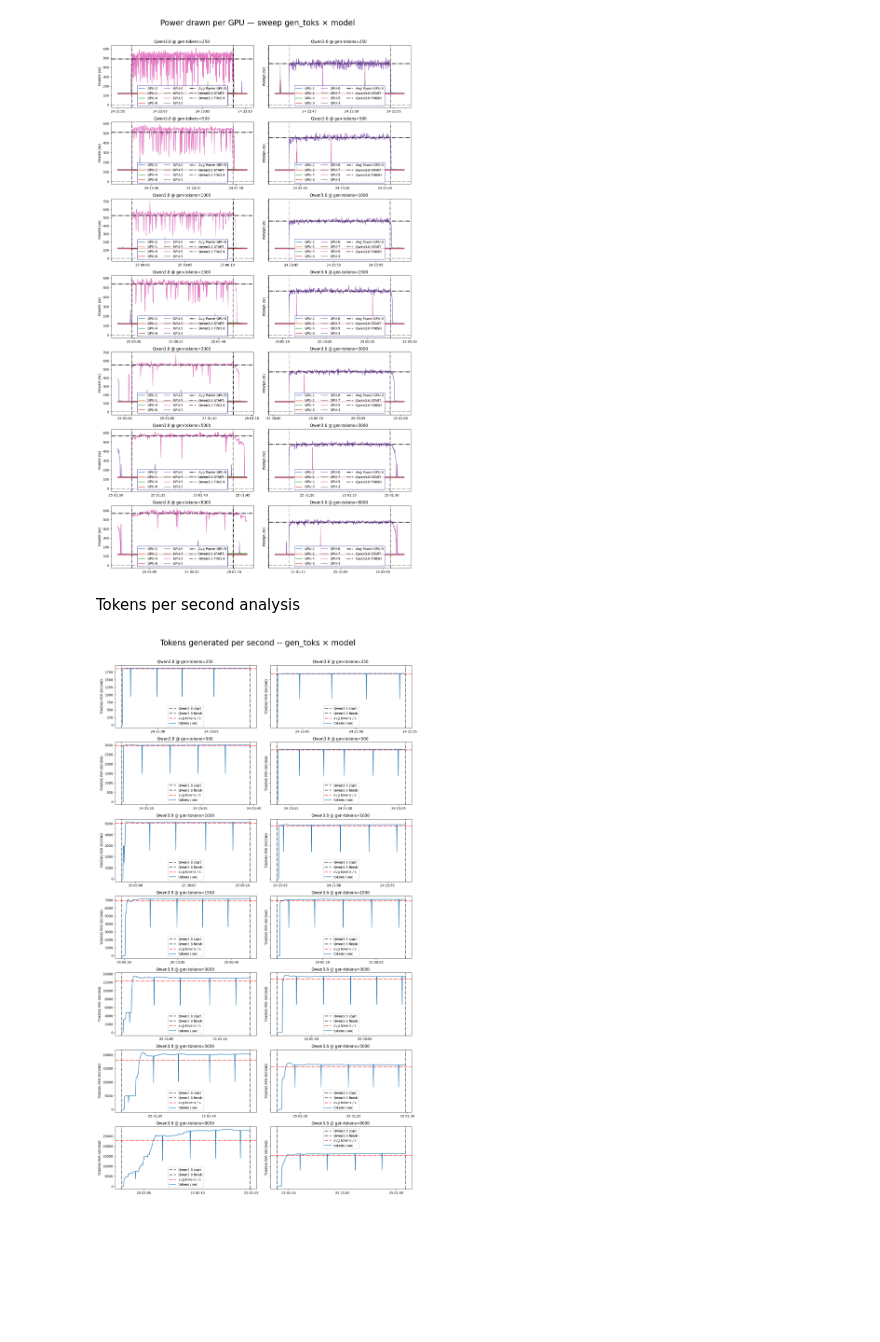
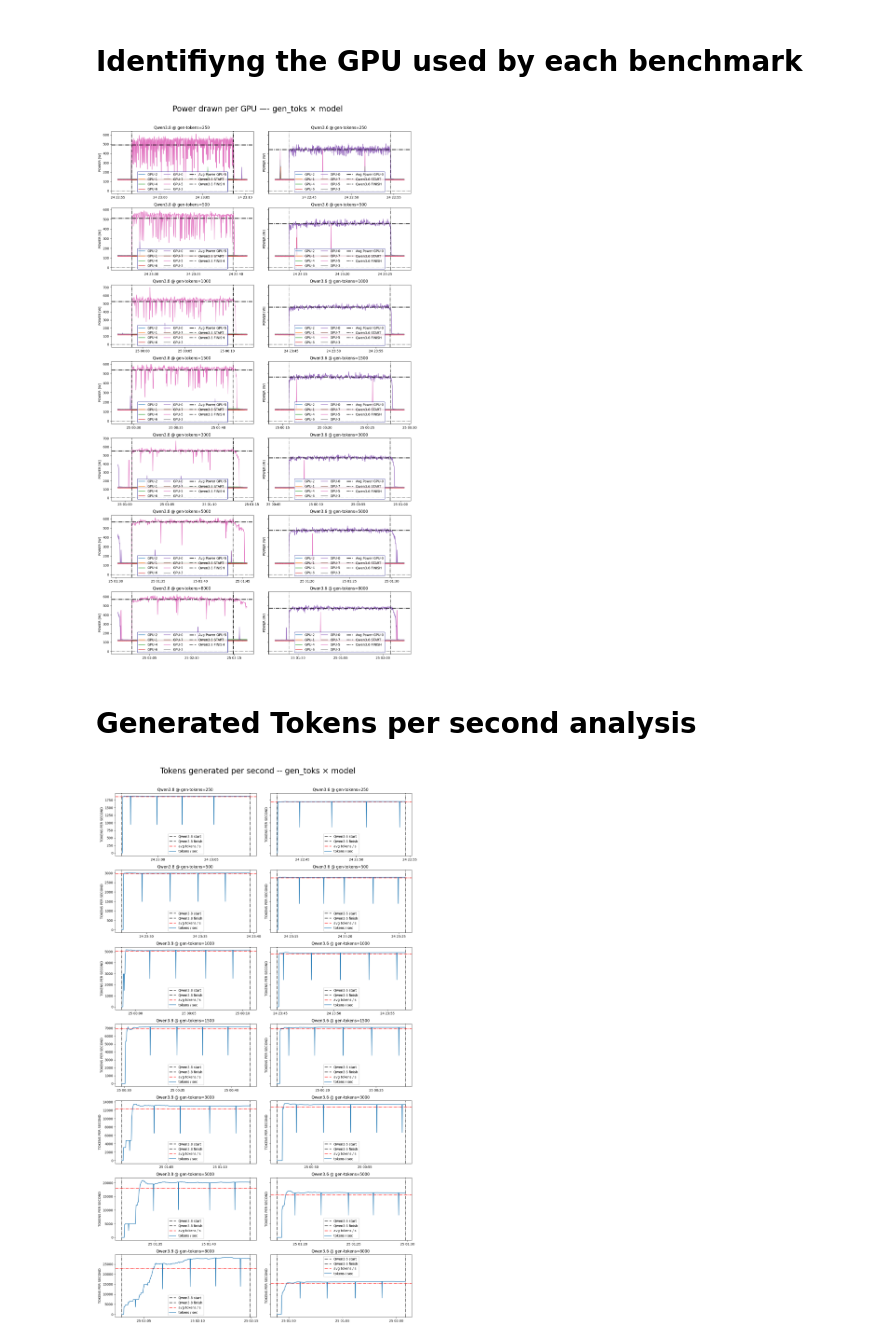
Before and after one commit to Francesco101/locust-LLM, a Jupyter notebook: 04-llm-inference-copy/tok-var-results/tok-var-analisi.ipynb, the cells around one changed output. Drawn from its saved outputs; the diff is of its cells as text; code cells hidden in the pictures; blank space fills up the shorter version.

```diff
--- a/04-llm-inference-copy/tok-var-results/tok-var-analisi.ipynb
+++ b/04-llm-inference-copy/tok-var-results/tok-var-analisi.ipynb
@@ -87,6 +87,8 @@ for q in QUERIES:
     DB[q] = DB[q].with_columns(
     (pl.col("Datetime").dt.timestamp("us") // 1e6).alias("Timestamp")
 )
+# %% [markdown]
+# Identifiyng the GPU used by each benchmark
 # %%
 # GPU's are indexed by 'index'
 df = DB["nvidia_smi"]
@@ -119,37 +121,37 @@ for r, toks in enumerate(toks_list):
         )
 
         max_avg_power = -1          # Tracking the max usage of the gpu
         for gpu_index in set(measures["index"]):
             subm = measures.filter(pl.col("index") == gpu_index)
             ax.plot(subm["Datetime"], subm["power_draw"], label=f"GPU-{gpu_index}")
             # Calculate mean power draw DURING BENCHMARK ONLY
             subm_bench = subm.filter(
                 pl.col("Timestamp").is_between(start, finish, closed="none")
             )
             usage = subm_bench["power_draw"].mean()
             if usage > max_avg_power:
                 RESULTS[m][toks]["index_GPU"] = gpu_index
                 max_avg_power = usage
         RESULTS[m][toks]["avg_power_at_GPU"] = max_avg_power
 
         ax.axhline(0, color="gray", ls="-.")
         ax.axhline(max_avg_power, ls="-.", lw=2, color="black", label=f"Avg Power GPU-{RESULTS[m][toks]["index_GPU"]}")
         # plotting start and finish times of the benchmark
         ax.axvline(datetime.fromtimestamp(start, timezone.utc), label=f"{m} START", color='black', ls="-.")
         ax.axvline(datetime.fromtimestamp(finish, timezone.utc), label=f"{m} FINISH", color='black', ls="-.")
         ax.set_ylabel(f"POWER [W]") # TODO: confirm it is in Watts
         ax.set_title(f"{m} @ gen-tokens={toks} ")
         # TODO: sort legend
         #RMME--ax.legend(loc="lower center", ncols=3, fontsize="medium", edgecolor='navy')
         ax.legend(fontsize="medium", loc="lower center", ncols=3, edgecolor="navy")
 
-plt.suptitle("Power drawn per GPU — sweep gen_toks × model", fontsize=24)
+plt.suptitle("Power drawn per GPU —- gen_toks × model", fontsize=24)
 plt.tight_layout(rect=[0, 0, 1, 0.97])
 plt.show()
 # %% [output]
-[figure, old version]
+[figure, new version]
 # %% [markdown]
-Tokens per second analysis
+# Generated Tokens per second analysis
 # %%
 # --- setup grid ---
 toks_list = sorted([int(x) for x in LCST[MODELS[0]].keys()])          # chiavi gen_toks (stesse per tutti)
```
Also changed, not shown: parts of 9 cells of this notebook.
